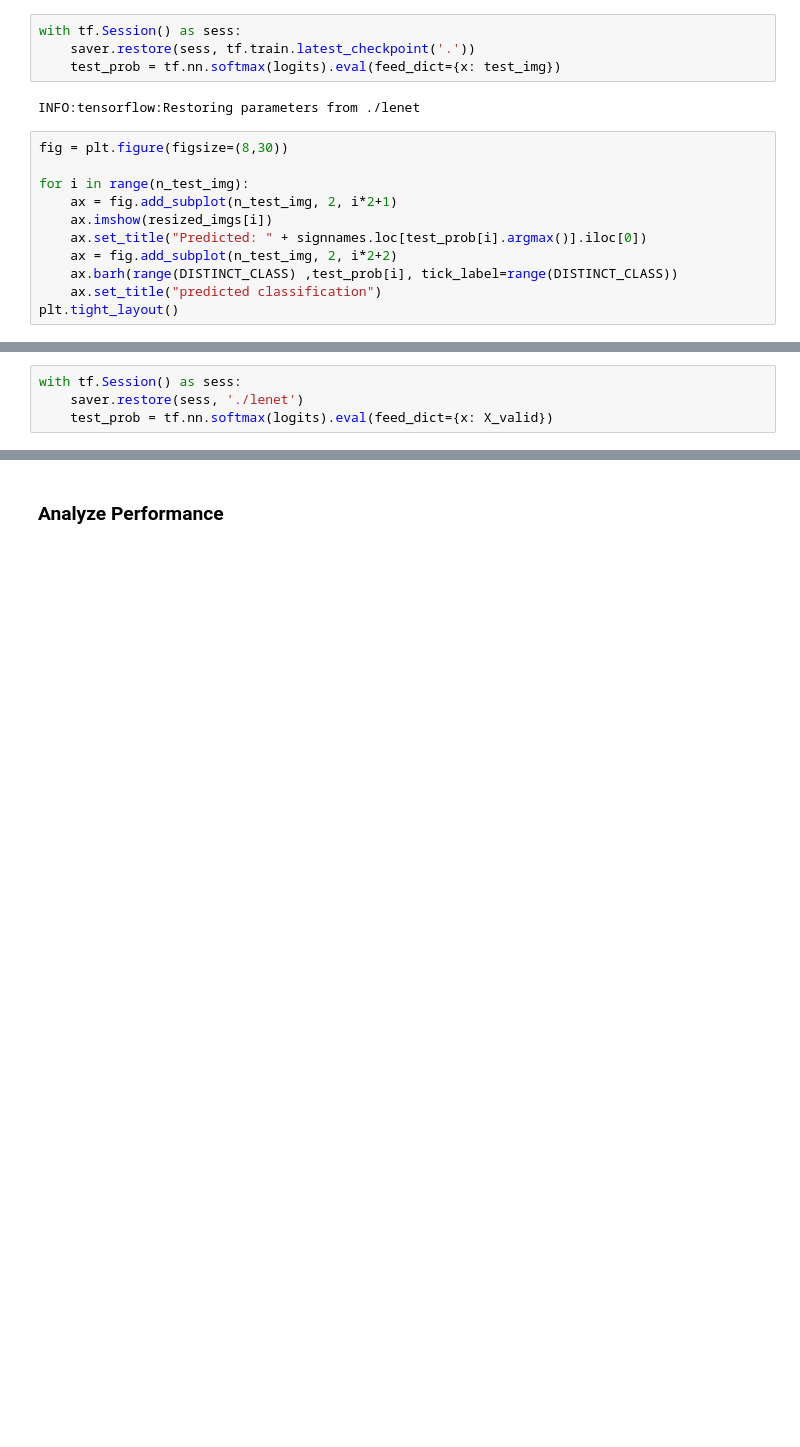
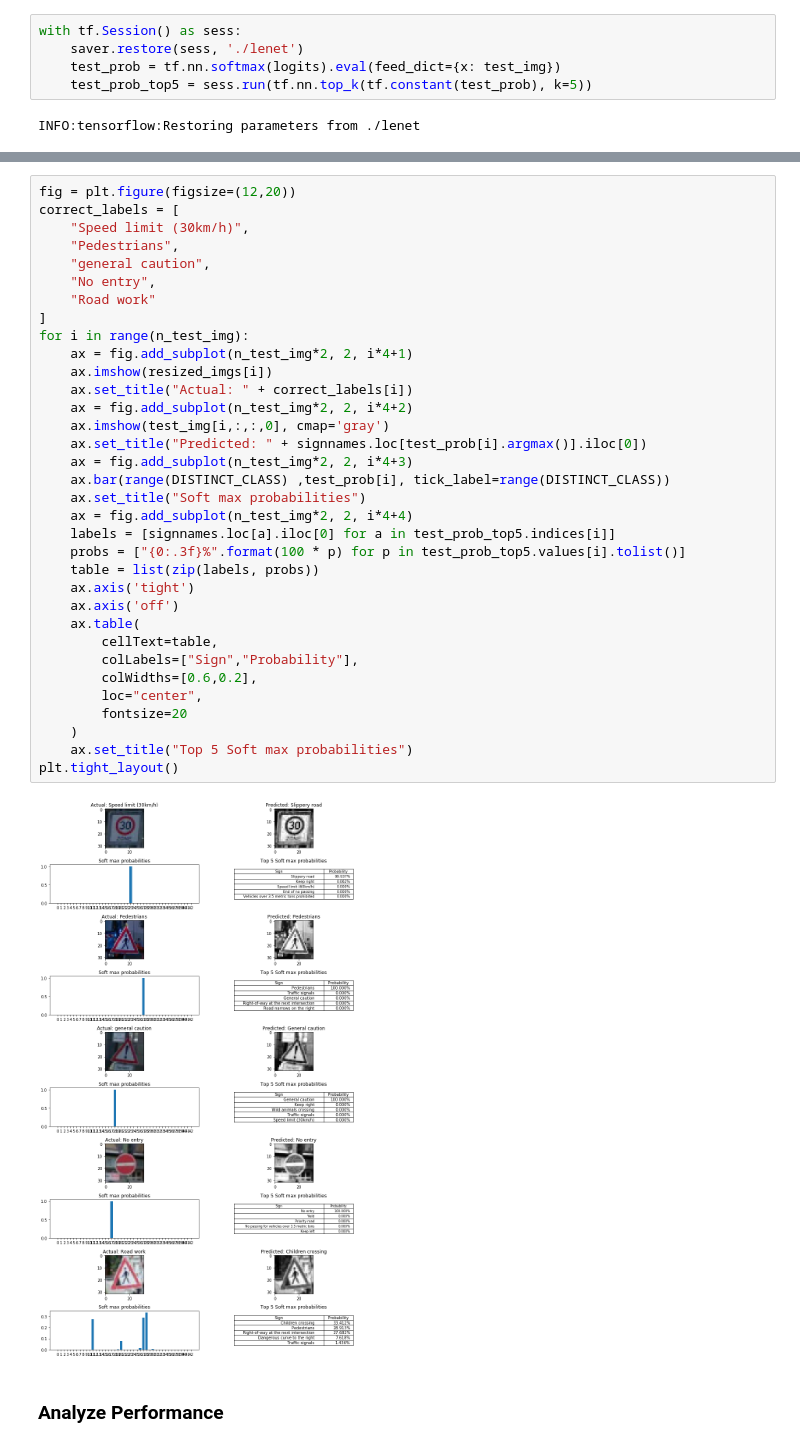
Before and after one commit to niechen/CarND-Traffic-Sign-Classifier-Project, a Jupyter notebook: Traffic_Sign_Classifier.ipynb, the cells around one changed output, grey strips where cells are left out. Drawn from its saved outputs; the diff is of its cells as text; blank space fills up the shorter version.

Commit message:
add table

```diff
--- a/Traffic_Sign_Classifier.ipynb
+++ b/Traffic_Sign_Classifier.ipynb
@@ -403,18 +438,8 @@ test_img = np.array(resized_imgs)
 test_img = normalize_image_dataset(test_img)
 # %%
 with tf.Session() as sess:
-    saver.restore(sess, tf.train.latest_checkpoint('.'))
+    saver.restore(sess, './lenet')
     test_prob = tf.nn.softmax(logits).eval(feed_dict={x: test_img})
+    test_prob_top5 = sess.run(tf.nn.top_k(tf.constant(test_prob), k=5))
 # %% [output]
 INFO:tensorflow:Restoring parameters from ./lenet
-# %%
-fig = plt.figure(figsize=(8,30))
-
-for i in range(n_test_img):
-    ax = fig.add_subplot(n_test_img, 2, i*2+1)
-    ax.imshow(resized_imgs[i])
-    ax.set_title("Predicted: " + signnames.loc[test_prob[i].argmax()].iloc[0])
-    ax = fig.add_subplot(n_test_img, 2, i*2+2)
-    ax.barh(range(DISTINCT_CLASS) ,test_prob[i], tick_label=range(DISTINCT_CLASS))
-    ax.set_title("predicted classification")
-plt.tight_layout()
@@ -452,4 +445,0 @@ plt.imshow(X_valid[1409, :, :,0])
-# %%
-with tf.Session() as sess:
-    saver.restore(sess, './lenet')
-    test_prob = tf.nn.softmax(logits).eval(feed_dict={x: X_valid})
@@ -483,3 +446,39 @@ signnames
+# %%
+fig = plt.figure(figsize=(12,20))
+correct_labels = [
+    "Speed limit (30km/h)",
+    "Pedestrians",
+    "general caution",
+    "No entry",
+    "Road work"
+]
+for i in range(n_test_img):
+    ax = fig.add_subplot(n_test_img*2, 2, i*4+1)
+    ax.imshow(resized_imgs[i])
+    ax.set_title("Actual: " + correct_labels[i])
+    ax = fig.add_subplot(n_test_img*2, 2, i*4+2)
+    ax.imshow(test_img[i,:,:,0], cmap='gray')
+    ax.set_title("Predicted: " + signnames.loc[test_prob[i].argmax()].iloc[0])
+    ax = fig.add_subplot(n_test_img*2, 2, i*4+3)
+    ax.bar(range(DISTINCT_CLASS) ,test_prob[i], tick_label=range(DISTINCT_CLASS))
+    ax.set_title("Soft max probabilities")
+    ax = fig.add_subplot(n_test_img*2, 2, i*4+4)
+    labels = [signnames.loc[a].iloc[0] for a in test_prob_top5.indices[i]]
+    probs = ["{0:.3f}%".format(100 * p) for p in test_prob_top5.values[i].tolist()]
+    table = list(zip(labels, probs))
+    ax.axis('tight')
+    ax.axis('off')
+    ax.table(
+        cellText=table,
+        colLabels=["Sign","Probability"],
+        colWidths=[0.6,0.2],
+        loc="center",
+        fontsize=20
+    )
+    ax.set_title("Top 5 Soft max probabilities")
+plt.tight_layout()
+# %% [output]
+[figure, added]
 # %% [markdown]
 ### Analyze Performance
 # %%
```
Also changed, not shown: parts of 17 cells of this notebook.
